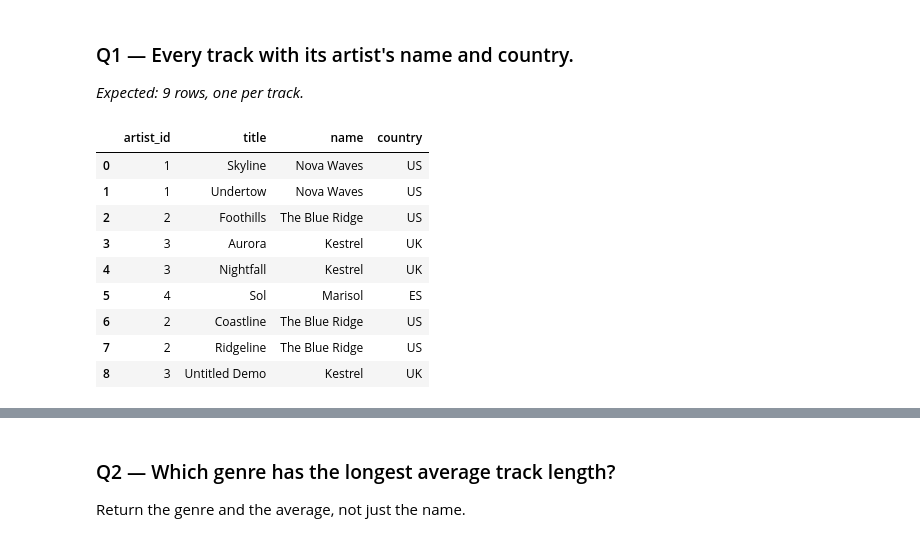
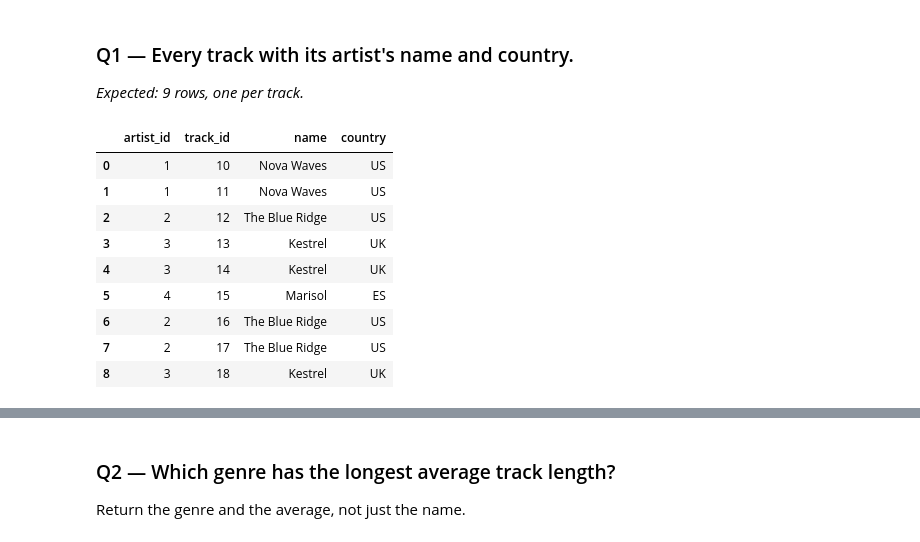
Before and after one commit to simichakravarty16/ds2002-fa26, a Jupyter notebook: notebooks/02-sql-databases/2026-09-11 — SQL Challenge Set — Lab.ipynb, the cells around one changed output, grey strips where cells are left out. Saved outputs shown, nothing was run; the diff lists cells and outputs as text; code cells hidden in the pictures.

```diff
--- a/notebooks/02-sql-databases/2026-09-11 — SQL Challenge Set — Lab.ipynb
+++ b/notebooks/02-sql-databases/2026-09-11 — SQL Challenge Set — Lab.ipynb
@@ -47,20 +47,20 @@ ready
 *Expected: 9 rows, one per track.*
 # %%
 q1 = q('''
-SELECT t.artist_id, t.title, a.name, a.country
+SELECT t.artist_id, t.track_id, a.name, a.country
 FROM tracks t
 JOIN artists a
 ON t.artist_id = a.artist_id
 ''')
 q1
 # %% [output]
-|  | artist_id | title | name | country |
-| 0 | 1 | Skyline | Nova Waves | US |
-| 1 | 1 | Undertow | Nova Waves | US |
-| 2 | 2 | Foothills | The Blue Ridge | US |
-| 3 | 3 | Aurora | Kestrel | UK |
-| 4 | 3 | Nightfall | Kestrel | UK |
-| 5 | 4 | Sol | Marisol | ES |
-| 6 | 2 | Coastline | The Blue Ridge | US |
-| 7 | 2 | Ridgeline | The Blue Ridge | US |
-| 8 | 3 | Untitled Demo | Kestrel | UK |
+|  | artist_id | track_id | name | country |
+| 0 | 1 | 10 | Nova Waves | US |
+| 1 | 1 | 11 | Nova Waves | US |
+| 2 | 2 | 12 | The Blue Ridge | US |
+| 3 | 3 | 13 | Kestrel | UK |
+| 4 | 3 | 14 | Kestrel | UK |
+| 5 | 4 | 15 | Marisol | ES |
+| 6 | 2 | 16 | The Blue Ridge | US |
+| 7 | 2 | 17 | The Blue Ridge | US |
+| 8 | 3 | 18 | Kestrel | UK |
```
Also changed, not shown: parts of 1 cell of this notebook.
